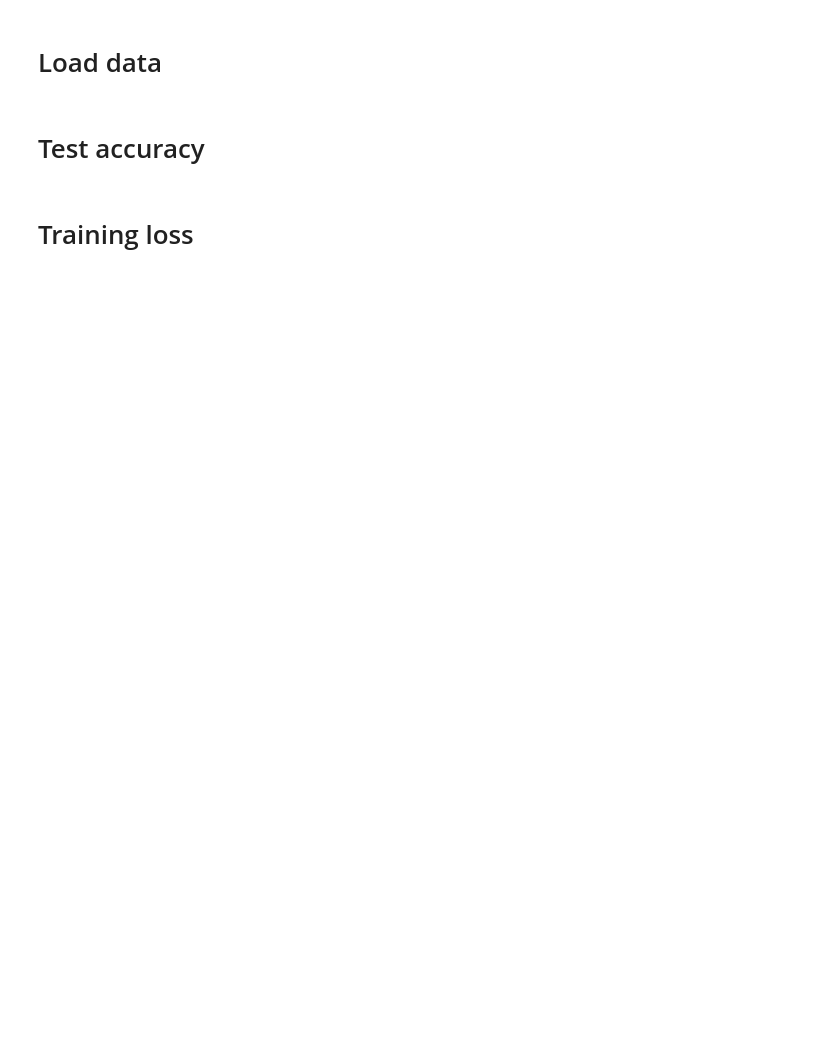
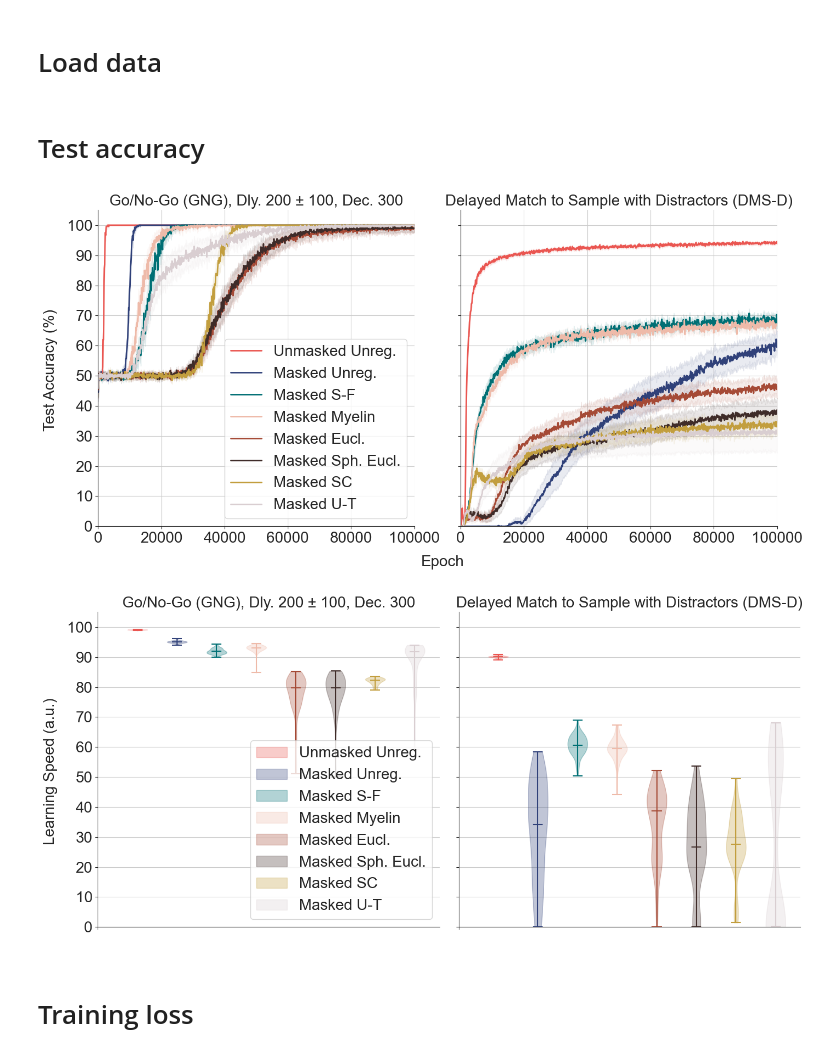
Before and after one commit to LindenParkesLab/neuro_rnn, a Jupyter notebook: scripts/biornn_results_performance.ipynb, the cells around one changed output. Drawn from its saved outputs; the diff is of its cells as text; code cells hidden in the pictures; blank space fills up the shorter version.

```diff
--- a/scripts/biornn_results_performance.ipynb
+++ b/scripts/biornn_results_performance.ipynb
@@ -92,15 +129,17 @@ else:
 
         try:
             output_manager = ModelDataManager(file_path)
+            _, logged_epochs, _ = output_manager.get_info()
+            final_epoch = logged_epochs[-1]
 
             # load test accuracy
-            loaded_accuracy.append(output_manager.load_key_across_runs('test_accuracy'))
+            loaded_accuracy.append(output_manager.load_key_across_runs('test_accuracy', epoch=final_epoch))
 
             # load training losses
             try:
-                loaded_loss.append(output_manager.load_key_across_runs('training_loss'))
-                loaded_loss_task.append(output_manager.load_key_across_runs('training_loss_task'))
-                loaded_loss_spatial.append(output_manager.load_key_across_runs('training_loss_spatial'))
+                loaded_loss.append(output_manager.load_key_across_runs('training_loss', epoch=final_epoch))
+                loaded_loss_task.append(output_manager.load_key_across_runs('training_loss_task', epoch=final_epoch))
+                loaded_loss_spatial.append(output_manager.load_key_across_runs('training_loss_spatial', epoch=final_epoch))
             except Exception as e:
                 print(f"Loss data not available for model {model_idx}: {e}")
                 loaded_loss.append(None)
@@ -116,6 +155,8 @@ else:
 if not check_only:
 
     color_palette = utils.get_my_colors(cat_trio=False, as_list=True)
+
+    smooth_data = 20
 
     # initialise figures
     size_scale = 2.0
@@ -144,6 +185,8 @@ if not check_only:
             test_accuracy = np.zeros((this.n_runs, test_accuracy_all_runs[0].shape[0] - 1))
             for run in np.arange(this.n_runs):
                 test_accuracy[run, :] = test_accuracy_all_runs[run][1:] * 100
+            if smooth_data > 0:
+                test_accuracy = uniform_filter1d(input=test_accuracy, size=smooth_data, axis=1)
 
             n_epochs_actual = test_accuracy.shape[1] * 100
             n_logged_epochs = int(n_epochs_actual / 100)
@@ -169,7 +212,8 @@ if not check_only:
             # plot mean accuracy vs. time
             f_plots.axes[this.task_index].plot(x, accuracy_mean_runs,
                                               color=color_palette[this.kernel_index],
-                                              label=str(this.kernel_label))
+                                              label=str(this.kernel_label),
+                                              linewidth=2)
             f_plots.axes[this.task_index].fill_between(x, ci_lower, ci_upper,
                                                        color=color_palette[this.kernel_index], alpha=0.1)
             xlims_plots[this.task_index] = np.max((xlims_plots[this.task_index], n_epochs_actual))
@@ -195,8 +239,8 @@ if not check_only:
         xmax = xlims_plots[task_index]
         f_plots.axes[task_index].set_xlim([0, xmax + 10])
         f_plots.axes[task_index].set_ylim([0, 105])
-        f_plots.axes[task_index].set_xticks(np.arange(0, xmax + 10, int(xmax / 4)))
-        f_plots.axes[task_index].set_yticks(np.arange(0, 100 + 1, 20))
+        f_plots.axes[task_index].set_xticks(np.arange(0, xmax + 10, int(xmax / 5)))
+        f_plots.axes[task_index].set_yticks(np.arange(0, 100 + 1, 10))
         f_plots.axes[task_index].tick_params(bottom=True, left=True)
         if task_index == 0:
             f_plots.axes[task_index].legend(loc='lower right')
@@ -206,34 +250,37 @@ if not check_only:
     f_plots.text(0.51, 0.0, 'Epoch', ha='center', va='center')
     f_plots.text(0.0, 0.5, 'Test Accuracy (%)', ha='center', va='center', rotation='vertical')
 
     # set title and labels for violin plots
     for task_index in np.arange(n_tasks):
         f_violin.axes[task_index].set_ylim([0, 105])
         f_violin.axes[task_index].set_xticks((-1,))
         f_violin.axes[task_index].set_xticklabels([' '])
-        f_violin.axes[task_index].set_yticks(np.arange(0, 100 + 1, 20))
+        f_violin.axes[task_index].set_yticks(np.arange(0, 100 + 1, 10))
         f_violin.axes[task_index].tick_params(bottom=True, left=True)
         if task_index == 0:
             f_violin.axes[task_index].legend(violin_bodies, kernel_labels, loc='lower right')
         f_violin.axes[task_index].set_title(utils.get_task_label(task_names[task_index]),
                                             fontsize=font_size)
         f_violin.axes[task_index].grid()
     f_violin.text(0.0, 0.5, 'Learning Speed (a.u.)', ha='center', va='center', rotation='vertical')
 
     sns.despine(fig=f_plots, offset=0, trim=False, left=False, right=True, top=True, bottom=False)
     sns.despine(fig=f_violin, offset=0, trim=False, left=False, right=True, top=True, bottom=False)
 
     f_plots.tight_layout()
     f_violin.tight_layout()
     plt.show()
 
     # save svg
     if save_figs:
         models_file = os.path.splitext(os.path.basename(model_params_file))[0]
         f_plots.savefig(os.path.join(outdir, 'accuracy_{:}_plots.svg'.format(models_file)),
                         dpi=300, bbox_inches='tight', pad_inches=0.01)
         f_violin.savefig(os.path.join(outdir, 'accuracy_{:}_violin.svg'.format(models_file)),
                          dpi=300, bbox_inches='tight', pad_inches=0.01)
+# %% [output]
+[figure, added]
+[figure, added]
 # %% [markdown]
 # Training loss
 # %%
```
Also changed, not shown: parts of 2 cells of this notebook, 5 other files.
